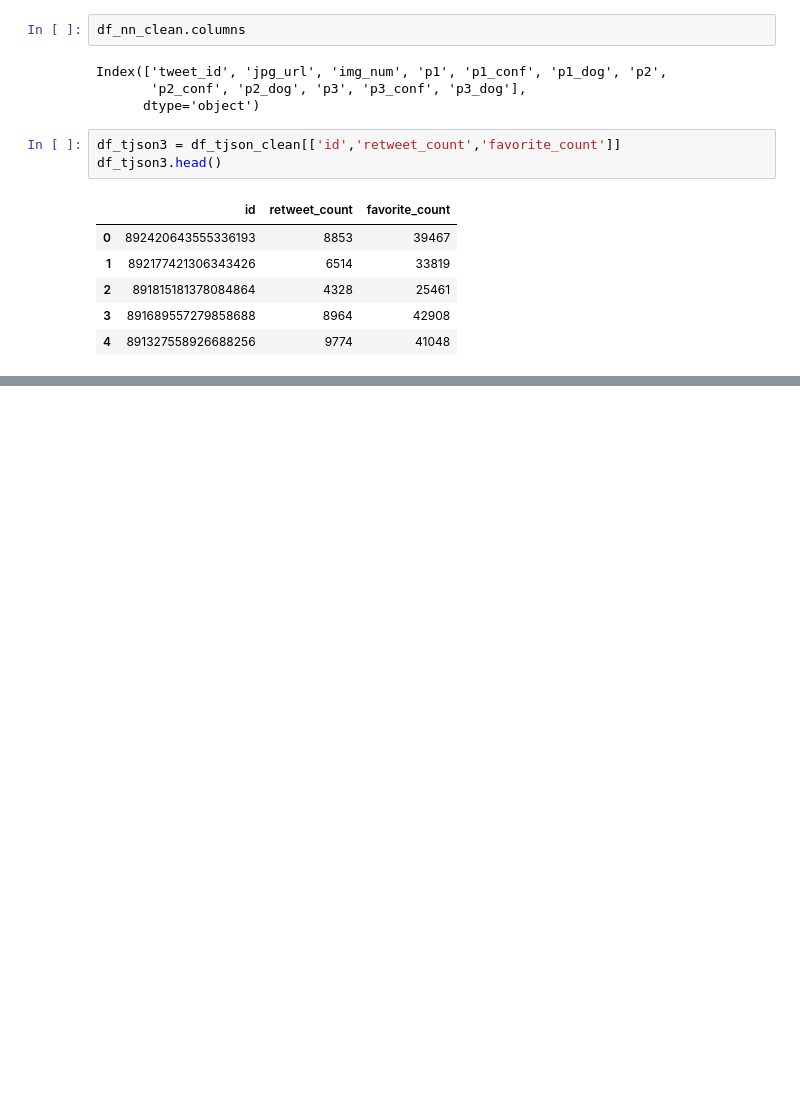
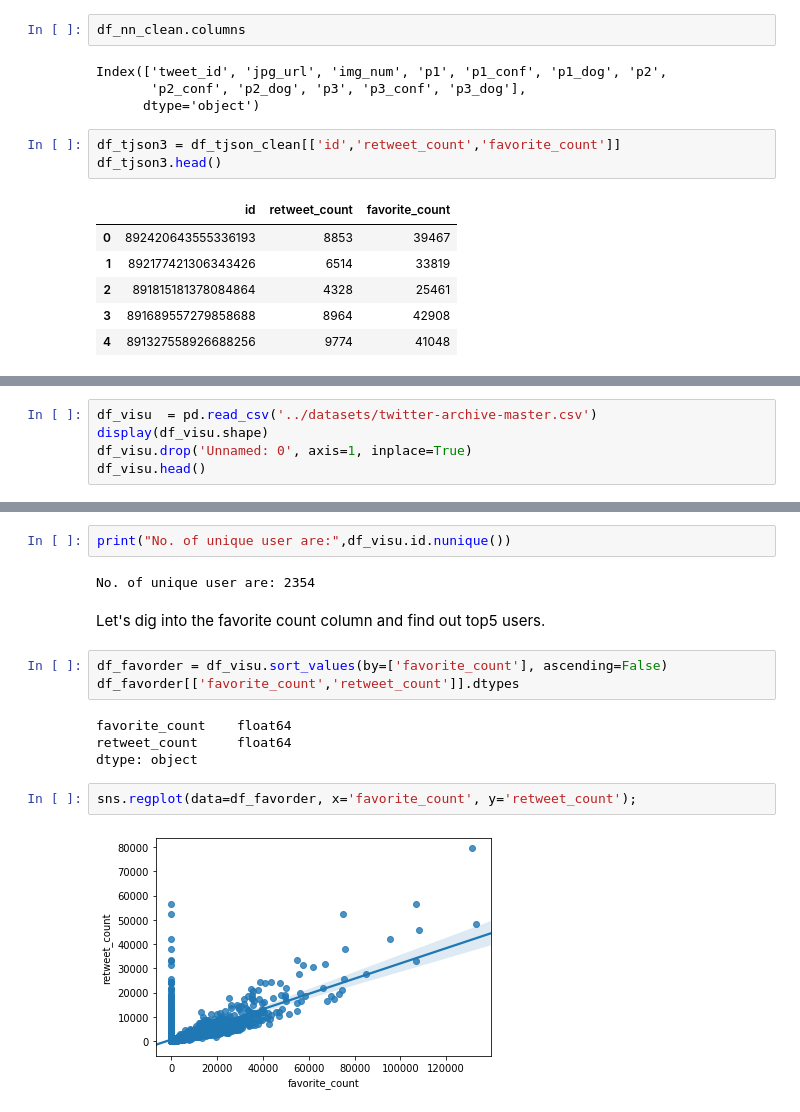
Before and after one commit to haritum/Project-WeRateDogs, a Jupyter notebook: notebooks/wrangle_act.ipynb, the cells around one changed output, grey strips where cells are left out. Saved outputs shown, nothing was run; the diff lists cells and outputs as text; blank space fills up the shorter version.

```diff
--- a/notebooks/wrangle_act.ipynb
+++ b/notebooks/wrangle_act.ipynb
@@ -626,0 +630,5 @@ Index(['id', 'retweet_count', 'favorite_count', 'jpg_url', 'p1', 'p1_conf',
+# %%
+df_visu  = pd.read_csv('../datasets/twitter-archive-master.csv')
+display(df_visu.shape)
+df_visu.drop('Unnamed: 0', axis=1, inplace=True)
+df_visu.head()
@@ -626,0 +657,17 @@ Index(['id', 'retweet_count', 'favorite_count', 'jpg_url', 'p1', 'p1_conf',
+# %%
+print("No. of unique user are:",df_visu.id.nunique())
+# %% [output]
+No. of unique user are: 2354
+# %% [markdown]
+Let's dig into the favorite count column and find out top5 users.
+# %%
+df_favorder = df_visu.sort_values(by=['favorite_count'], ascending=False)
+df_favorder[['favorite_count','retweet_count']].dtypes
+# %% [output]
+favorite_count    float64
+retweet_count     float64
+dtype: object
+# %%
+sns.regplot(data=df_favorder, x='favorite_count', y='retweet_count');
+# %% [output]
+[figure, added]
```
Also changed, not shown: parts of 36 cells of this notebook, 7 other files.
